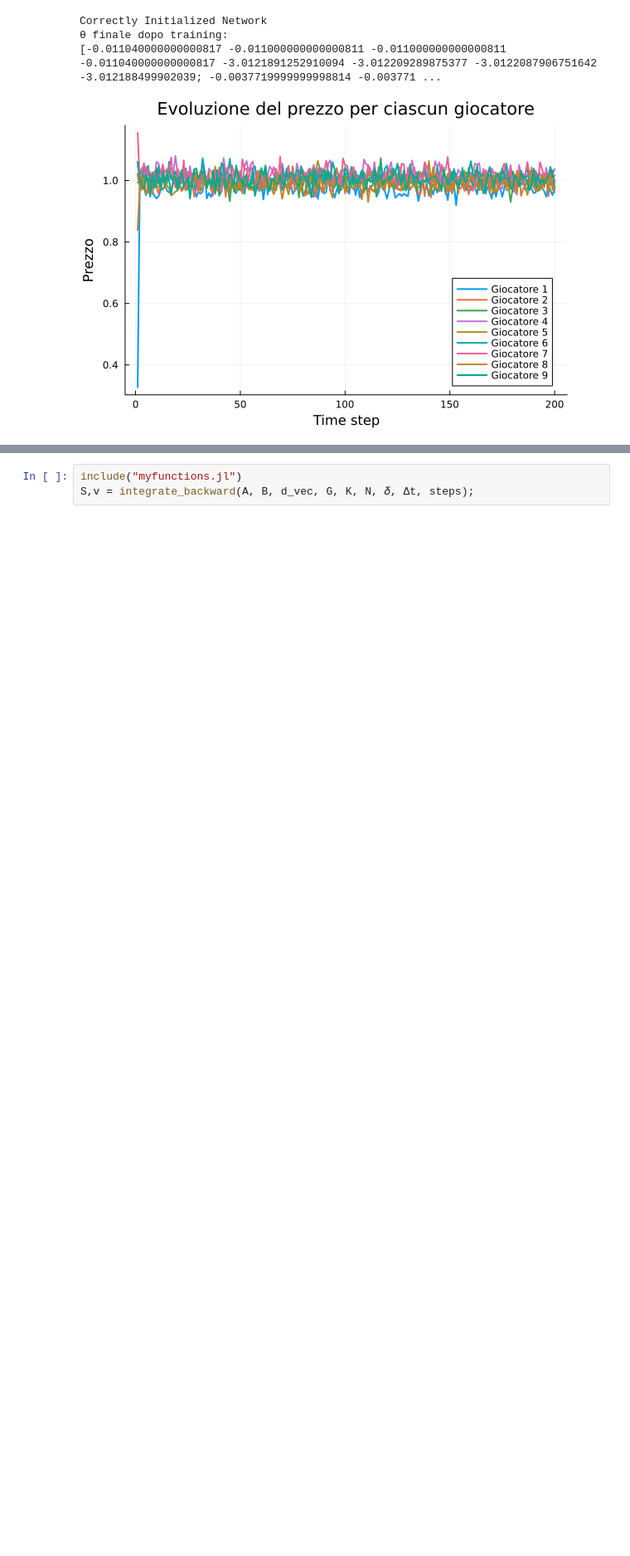
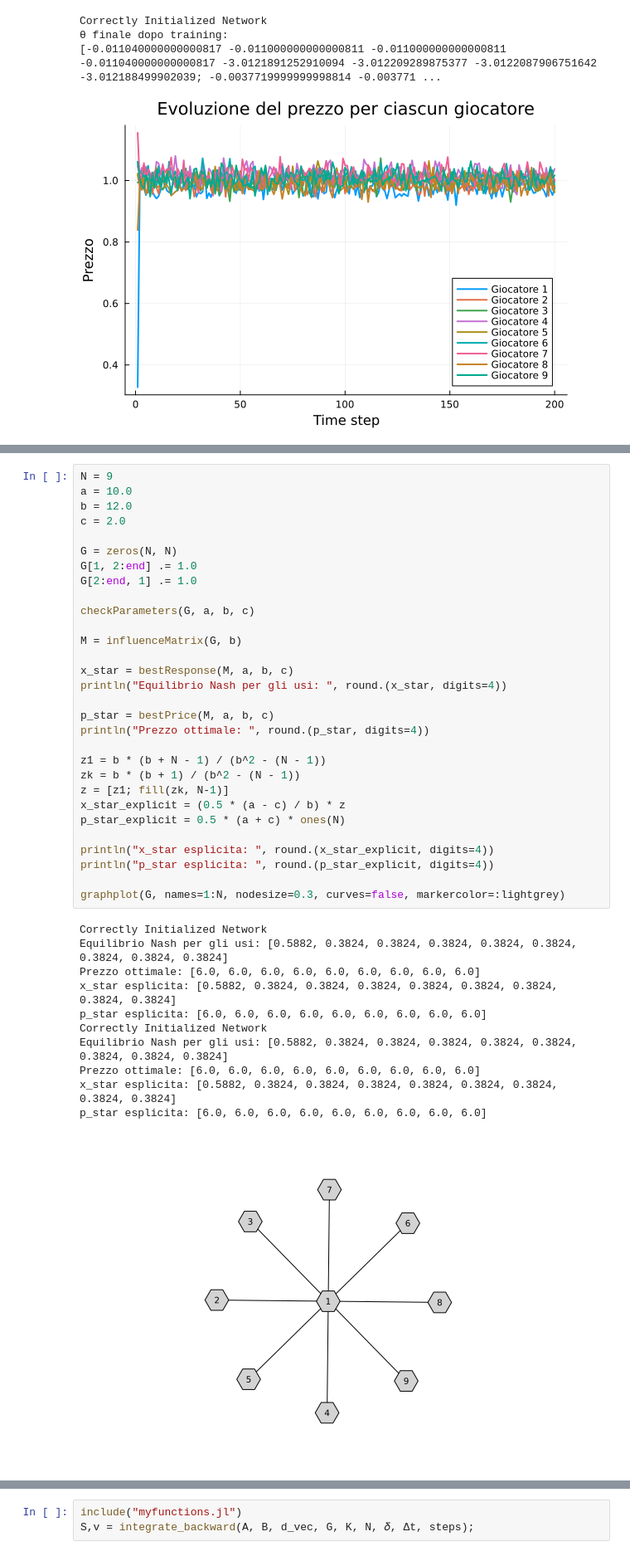
Before and after one commit to capoindiscusso/Game_Theory, a Jupyter notebook: Game Theory/Optimal_Pricing.ipynb, the cells around one changed output, grey strips where cells are left out. Shown at 83% size. Saved outputs shown, nothing was run; the diff lists cells and outputs as text; blank space fills up the shorter version.

```diff
--- a/Game Theory/Optimal_Pricing.ipynb
+++ b/Game Theory/Optimal_Pricing.ipynb
@@ -609,6 +717,48 @@ $$ x^*=\frac{1}{2}\frac{a-c}{b} M \mathbb{1} =  \frac{1}{2}\frac{a-c}{b^2-(N-1)}
 \end{bmatrix} $$
 
 Despite the price being the same for every agent, the central hub is pushed to consume more than any leaf due to the great effect of positive externality.
+# %%
+N = 9
+a = 10.0
+b = 12.0
+c = 2.0
+
+G = zeros(N, N)
+G[1, 2:end] .= 1.0
+G[2:end, 1] .= 1.0
+
+checkParameters(G, a, b, c)
+
+M = influenceMatrix(G, b)
+
+x_star = bestResponse(M, a, b, c)
+println("Equilibrio Nash per gli usi: ", round.(x_star, digits=4))
+
+p_star = bestPrice(M, a, b, c)
+println("Prezzo ottimale: ", round.(p_star, digits=4))
+
+z1 = b * (b + N - 1) / (b^2 - (N - 1))
+zk = b * (b + 1) / (b^2 - (N - 1))
+z = [z1; fill(zk, N-1)]
+x_star_explicit = (0.5 * (a - c) / b) * z
+p_star_explicit = 0.5 * (a + c) * ones(N)
+
+println("x_star esplicita: ", round.(x_star_explicit, digits=4))
+println("p_star esplicita: ", round.(p_star_explicit, digits=4))
+
+graphplot(G, names=1:N, nodesize=0.3, curves=false, markercolor=:lightgrey)
+# %% [output]
+Correctly Initialized Network
+Equilibrio Nash per gli usi: [0.5882, 0.3824, 0.3824, 0.3824, 0.3824, 0.3824, 0.3824, 0.3824, 0.3824]
+Prezzo ottimale: [6.0, 6.0, 6.0, 6.0, 6.0, 6.0, 6.0, 6.0, 6.0]
+x_star esplicita: [0.5882, 0.3824, 0.3824, 0.3824, 0.3824, 0.3824, 0.3824, 0.3824, 0.3824]
+p_star esplicita: [6.0, 6.0, 6.0, 6.0, 6.0, 6.0, 6.0, 6.0, 6.0]
+Correctly Initialized Network
+Equilibrio Nash per gli usi: [0.5882, 0.3824, 0.3824, 0.3824, 0.3824, 0.3824, 0.3824, 0.3824, 0.3824]
+Prezzo ottimale: [6.0, 6.0, 6.0, 6.0, 6.0, 6.0, 6.0, 6.0, 6.0]
+x_star esplicita: [0.5882, 0.3824, 0.3824, 0.3824, 0.3824, 0.3824, 0.3824, 0.3824, 0.3824]
+p_star esplicita: [6.0, 6.0, 6.0, 6.0, 6.0, 6.0, 6.0, 6.0, 6.0]
+[figure, added]
 # %% [markdown]
 ### Directed Star Graph: Single Influencer and Isolated Followers
 
```
Also changed, not shown: parts of 16 cells of this notebook.
